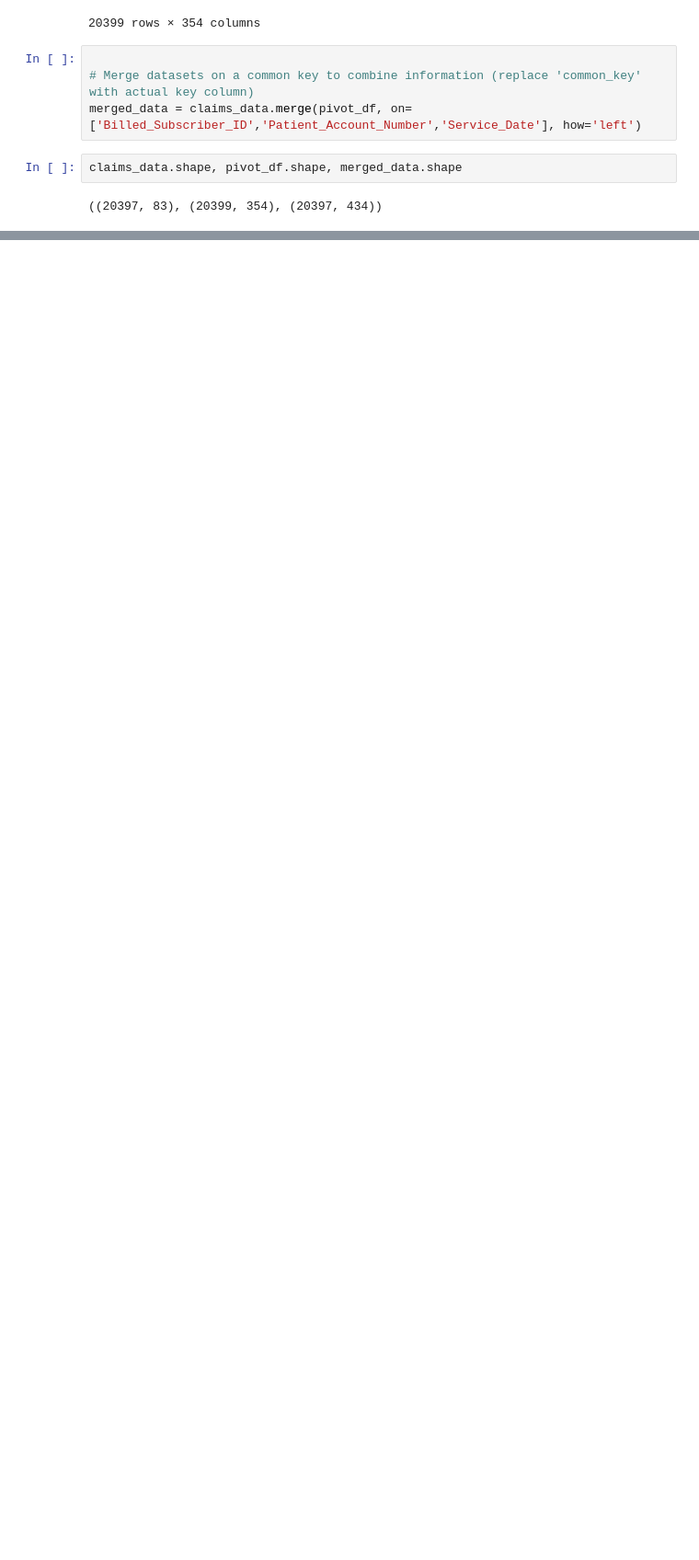
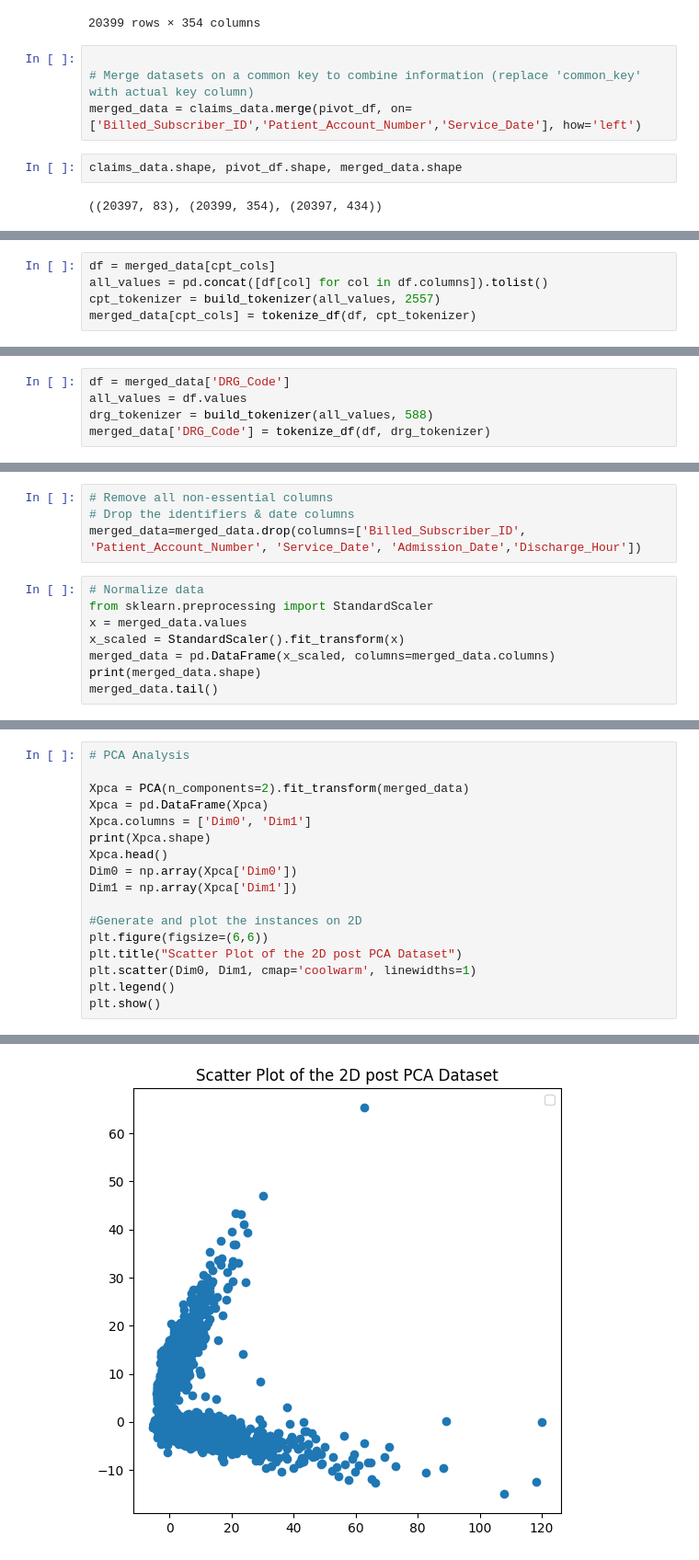
Before and after one commit to Rana-Banerjee/BloomValue, a Jupyter notebook: Bloom_Anomaly_detection.ipynb, the cells around one changed output, grey strips where cells are left out. Shown at 92% size. Drawn from its saved outputs; the diff is of its cells as text; blank space fills up the shorter version.

```diff
--- a/Bloom_Anomaly_detection.ipynb
+++ b/Bloom_Anomaly_detection.ipynb
@@ -761,0 +843,5 @@ Index(['Billed_Subscriber_ID', 'Patient_Account_Number', 'Service_Date',
+# %%
+df = merged_data[cpt_cols]
+all_values = pd.concat([df[col] for col in df.columns]).tolist()
+cpt_tokenizer = build_tokenizer(all_values, 2557)
+merged_data[cpt_cols] = tokenize_df(df, cpt_tokenizer)
@@ -761,0 +871,5 @@ Index(['Billed_Subscriber_ID', 'Patient_Account_Number', 'Service_Date',
+# %%
+df = merged_data['DRG_Code']
+all_values = df.values
+drg_tokenizer = build_tokenizer(all_values, 588)
+merged_data['DRG_Code'] = tokenize_df(df, drg_tokenizer)
@@ -761,0 +882,12 @@ Index(['Billed_Subscriber_ID', 'Patient_Account_Number', 'Service_Date',
+# %%
+# Remove all non-essential columns
+# Drop the identifiers & date columns
+merged_data=merged_data.drop(columns=['Billed_Subscriber_ID', 'Patient_Account_Number', 'Service_Date', 'Admission_Date','Discharge_Hour'])
+# %%
+# Normalize data
+from sklearn.preprocessing import StandardScaler
+x = merged_data.values
+x_scaled = StandardScaler().fit_transform(x)
+merged_data = pd.DataFrame(x_scaled, columns=merged_data.columns)
+print(merged_data.shape)
+merged_data.tail()
@@ -761,0 +912,18 @@ Index(['Billed_Subscriber_ID', 'Patient_Account_Number', 'Service_Date',
+# %%
+# PCA Analysis
+
+Xpca = PCA(n_components=2).fit_transform(merged_data)
+Xpca = pd.DataFrame(Xpca)
+Xpca.columns = ['Dim0', 'Dim1']
+print(Xpca.shape)
+Xpca.head()
+Dim0 = np.array(Xpca['Dim0'])
+Dim1 = np.array(Xpca['Dim1'])
+
+#Generate and plot the instances on 2D
+plt.figure(figsize=(6,6))
+plt.title("Scatter Plot of the 2D post PCA Dataset")
+plt.scatter(Dim0, Dim1, cmap='coolwarm', linewidths=1)
+plt.legend()
+plt.show()
+# %% [output]
@@ -761,0 +931 @@ Index(['Billed_Subscriber_ID', 'Patient_Account_Number', 'Service_Date',
+[figure, added]
```
Also changed, not shown: parts of 48 cells of this notebook, 2 other files.
